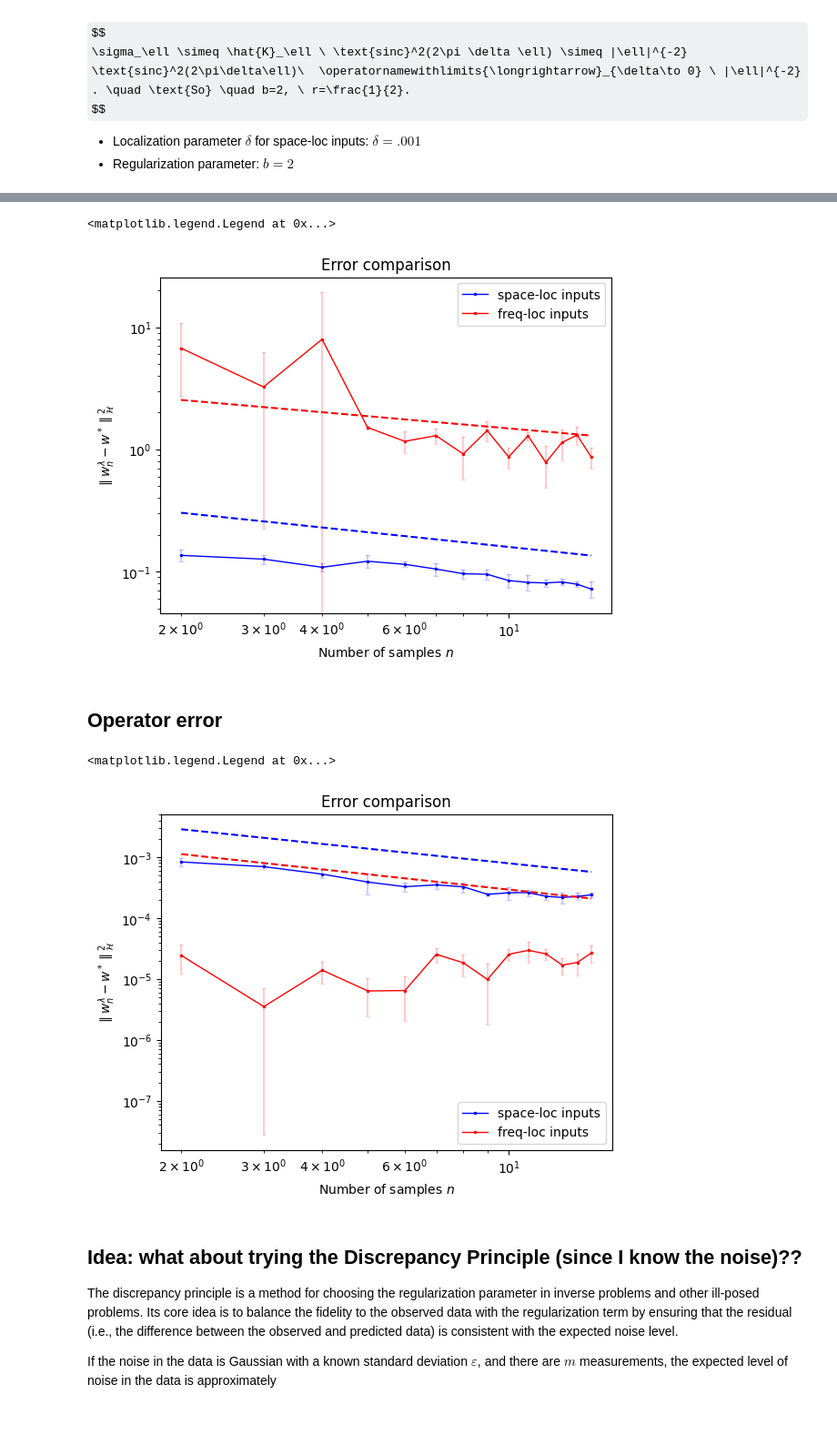
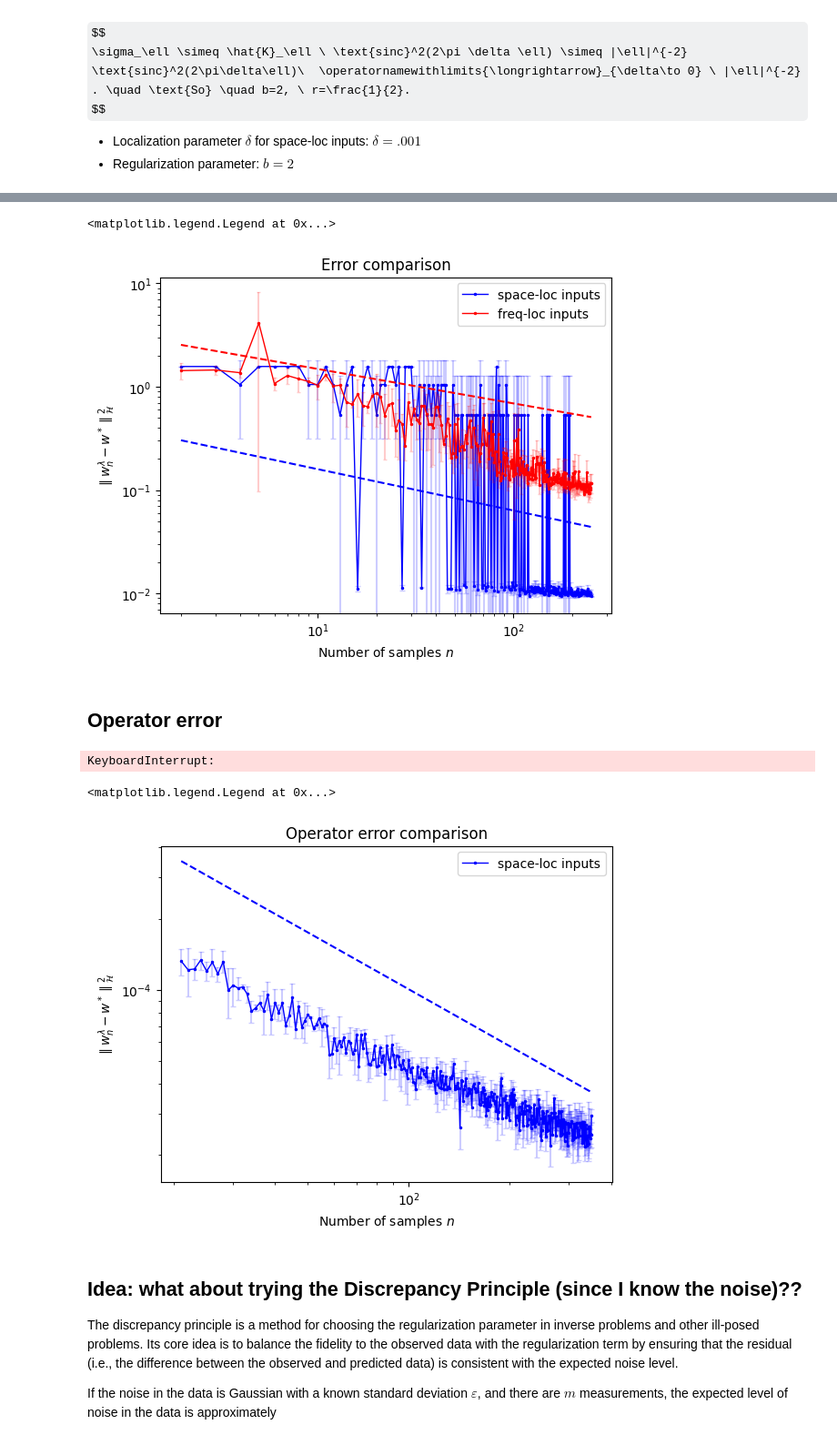
Before and after one commit to EmiliaMagnani/learnconv, a Jupyter notebook: notebooks/tutorial.ipynb, the cells around one changed output, grey strips where cells are left out. Shown at 91% size. Saved outputs shown, nothing was run; the diff lists cells and outputs as text; code cells hidden in the pictures; some formulas as TeX source.

```diff
--- a/notebooks/tutorial.ipynb
+++ b/notebooks/tutorial.ipynb
@@ -31,8 +31,8 @@ $$
 $$
 # %%
 # Number of input functions
-num_samples = 15
-num_experiments=4  # number of experiments to run for each sample size
+num_samples = 250
+num_experiments=3  # number of experiments to run for each sample size
 
 grid_size = 2**10 # grid points
 
@@ -42,7 +42,7 @@ t_right = 1  # time interval
 time_span = t_right - t_left
 
 time_array = np.linspace(t_left,t_right,grid_size,endpoint=False)
-noise = .45 # noise level in the data
+noise = .4 # noise level in the data
 
 
 # Compute frequency bins
@@ -394,7 +394,7 @@ $$
 - Regularization parameter: $b = 2$
 # %%
 #time-loc input signals
-loc_parameter = 0.002
+loc_parameter =0.001
 r_time_loc = 1 / 2
 b_time_loc = 2
 
@@ -621,7 +627,7 @@ ax.legend()
 # plt.savefig('errors.pdf', bbox_inches='tight')
 # %% [output]
 <matplotlib.legend.Legend at 0x...>
-[figure, old version]
+[figure, new version]
 # %% [markdown]
 ## Operator error
 # %%
@@ -642,7 +648,7 @@ op_error_squared_sampmean_freq_loc, op_error_squared_sampstd_freq_loc = compute_
     optimize_lambda=True
 )
 
-#tim_loc inputs
+#time_loc inputs
 op_error_squared_sampmean_time_loc, op_error_squared_sampstd_time_loc = compute_operator_error(
     num_samples,
     num_experiments,
@@ -658,43 +664,45 @@ op_error_squared_sampmean_time_loc, op_error_squared_sampstd_time_loc = compute_
     sample_gen_params_time_loc,
     optimize_lambda=True
 )
+# %% [output]
+KeyboardInterrupt:
 # %%
-#plot the errors
+#plot the operator errors
 # #error time-loc inputs
 
 fig, ax = plt.subplots(1,  )
 
-index = np.arange(1,error_squared_sampmean_time_loc.size+1)
+index = np.arange(1,op_error_squared_sampmean_time_loc.size+1)
 
 
-plot_from = 1
+plot_from = 20
 #time-loc
 ax.errorbar(index[plot_from:], op_error_squared_sampmean_time_loc[plot_from:], yerr =op_error_squared_sampstd_time_loc[plot_from:], color='b', fmt='.', alpha=.2,capsize=2.5,ms=1)
 ax.plot(index[plot_from:], op_error_squared_sampmean_time_loc[plot_from:], 'o-', markersize=1.5, color='b', alpha =1, lw=1, label=r'space-loc inputs')
 
 
 #frequency-loc
 ax.errorbar(index[plot_from:], op_error_squared_sampmean_freq_loc[plot_from:], yerr =op_error_squared_sampstd_freq_loc[plot_from:], color='r', fmt='.', alpha=.2, capsize=1.5,ms=1)
 ax.plot(index[plot_from:], op_error_squared_sampmean_freq_loc[plot_from:], 'o-', markersize=1.5, color='r', alpha =1.,lw =1,label=r'freq-loc inputs')
 
 #################################
 ax.set_xlabel(r'Number of samples $n$')
 ax.set_ylabel(r'$ \parallel {w}^\lambda_n - w^* \parallel_{\mathcal{H}} ^2$')
 ax.set_xscale('log')
 ax.set_yscale('log')
 
 ax.set_title(r'Operator error comparison')
 
 aux_vec = np.arange(1, num_samples+1,  dtype=float)
-ax.plot(aux_vec[plot_from:], .005*aux_vec[plot_from:]**(-4/5),'--', color ='b')
-ax.plot(aux_vec[plot_from:], .002*aux_vec[plot_from:]**(-5/6), '--', color='r')
+ax.plot(aux_vec[plot_from:], .004*aux_vec[plot_from:]**(-4/5),'--', color ='b')
+# ax.plot(aux_vec[plot_from:], .002*aux_vec[plot_from:]**(-5/6), '--', color='r')
 
 
 ax.legend()
 # plt.savefig('errors.pdf', bbox_inches='tight')
 # %% [output]
 <matplotlib.legend.Legend at 0x...>
-[figure, old version]
+[figure, new version]
 # %% [markdown]
 ## Idea: what about trying the Discrepancy Principle (since I know the noise)??
 
```
Also changed, not shown: parts of 9 cells of this notebook, 12 other files.
